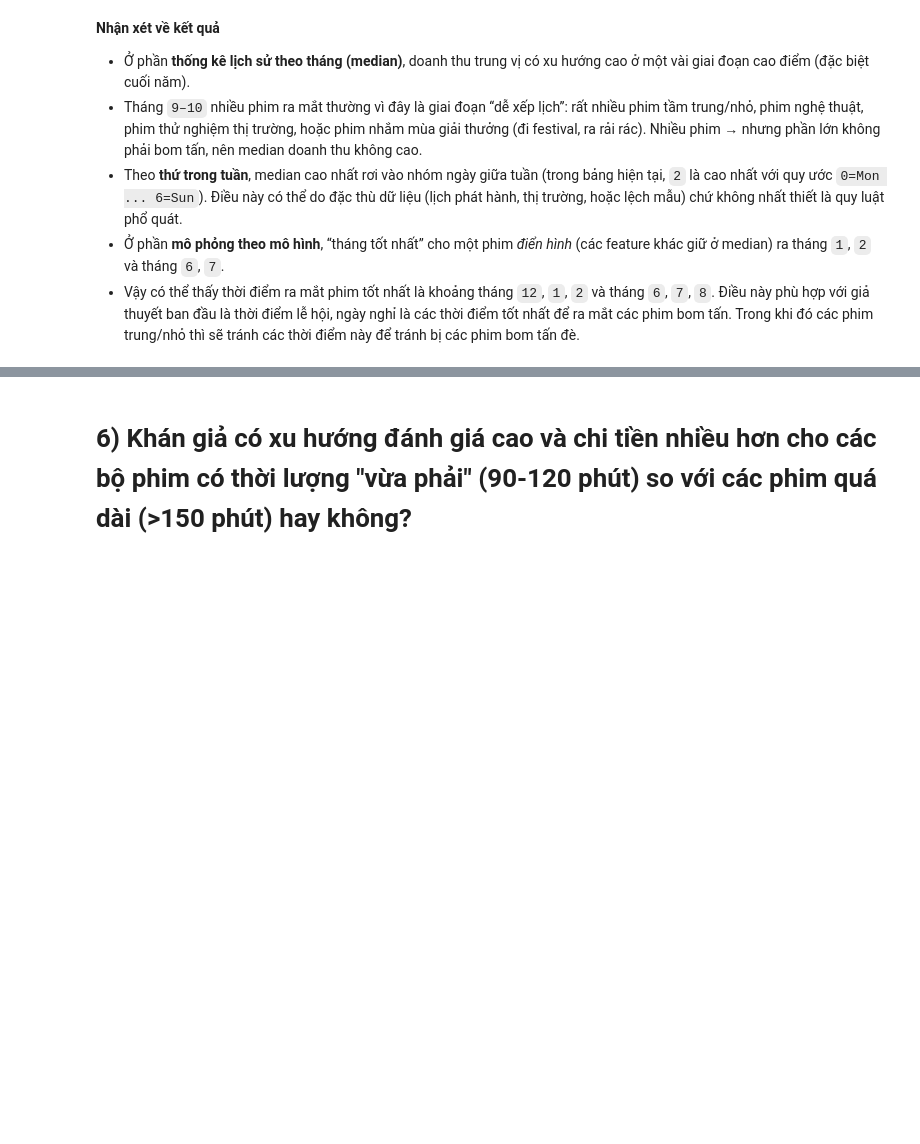
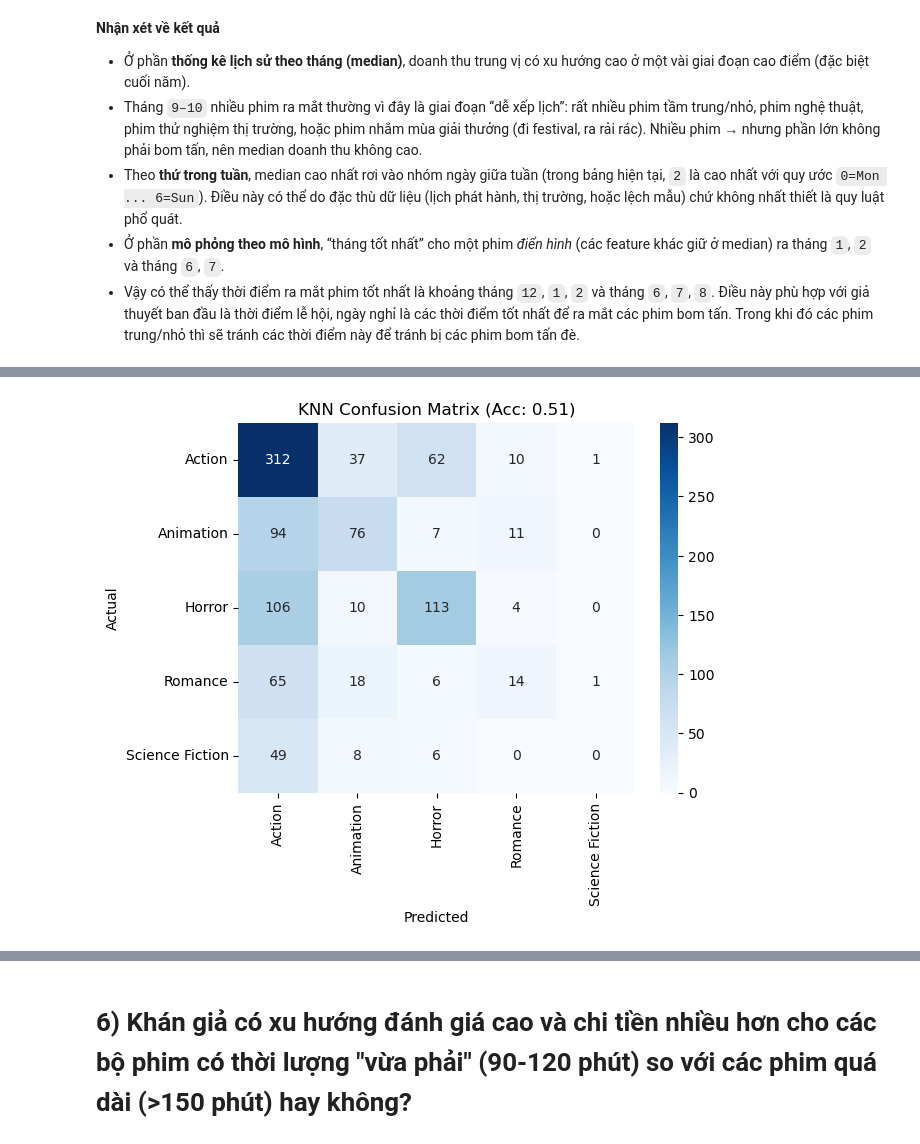
Before and after one commit to tdat1465/movie-revenue-predictor, a Jupyter notebook: Final/Meaningful_Question.ipynb, the cells around one changed output, grey strips where cells are left out. Cells and saved outputs as stored; diff of their text form; code cells hidden in the pictures; blank space fills up the shorter version.

```diff
--- a/Final/Meaningful_Question.ipynb
+++ b/Final/Meaningful_Question.ipynb
@@ -679,0 +778,10 @@ Best month by model simulation (typical movie): 1
+# %%
+# Plot 3: Confusion Matrix (KNN)
+cm_knn = confusion_matrix(y_test, y_pred_knn)
+sns.heatmap(cm_knn, annot=True, fmt='d', cmap='Blues', xticklabels=le.classes_, yticklabels=le.classes_)
+plt.title(f'KNN Confusion Matrix (Acc: {accuracy_score(y_test, y_pred_knn):.2f})')
+plt.xlabel('Predicted')
+plt.ylabel('Actual')
+plt.show()
+# %% [output]
+[figure, added]
```
Also changed, not shown: parts of 23 cells of this notebook.
